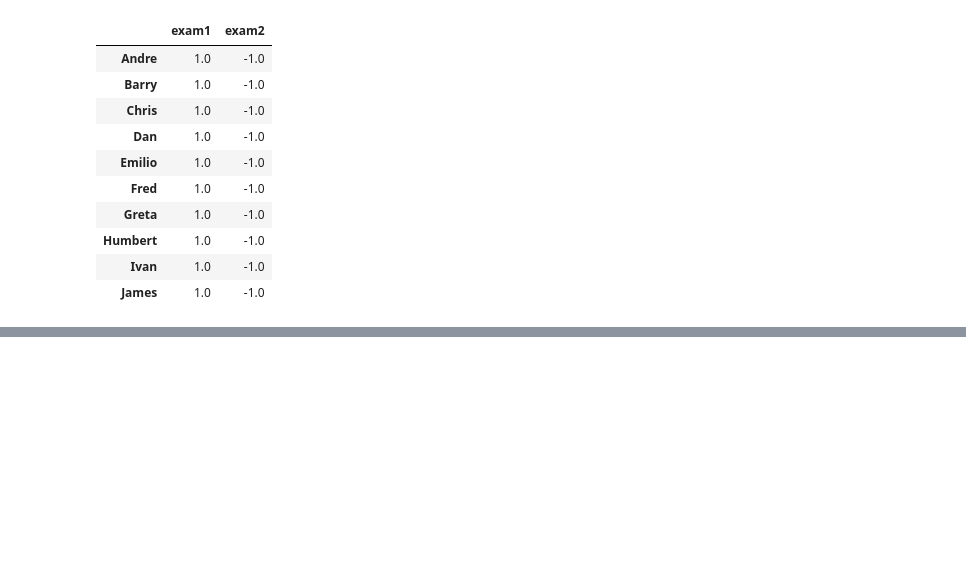
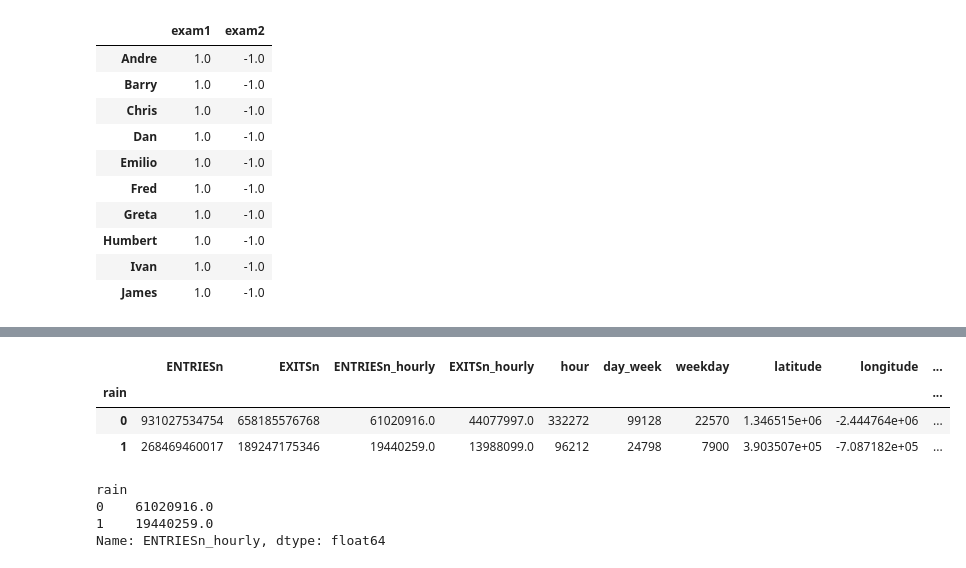
Before and after one commit to RedChueng/data_analysis_learning_in_udacity, a Jupyter notebook: Numpy_Pandas_Two_Dimensional.ipynb, the cells around one changed output, grey strips where cells are left out. Drawn from its saved outputs; the diff is of its cells as text; code cells hidden in the pictures; blank space fills up the shorter version.

```diff
--- a/Numpy_Pandas_Two_Dimensional.ipynb
+++ b/Numpy_Pandas_Two_Dimensional.ipynb
@@ -298,0 +399,14 @@ standardize_rows(grades_df)
+# %%
+subway_df.groupby('rain').sum()
+# %% [output]
+|  | ENTRIESn | EXITSn | ENTRIESn_hourly | EXITSn_hourly | hour | day_week | weekday | latitude | longitude | ... |
+| rain |  |  |  |  |  |  |  |  |  | ... |
+| 0 | 931027534754 | 658185576768 | 61020916.0 | 44077997.0 | 332272 | 99128 | 22570 | 1.346515e+06 | -2.444764e+06 | ... |
+| 1 | 268469460017 | 189247175346 | 19440259.0 | 13988099.0 | 96212 | 24798 | 7900 | 3.903507e+05 | -7.087182e+05 | ... |
+# %%
+subway_df.groupby('rain').sum()['ENTRIESn_hourly']
+# %% [output]
+rain
+0    61020916.0
+1    19440259.0
+Name: ENTRIESn_hourly, dtype: float64
```
Also changed, not shown: parts of 14 cells of this notebook.
